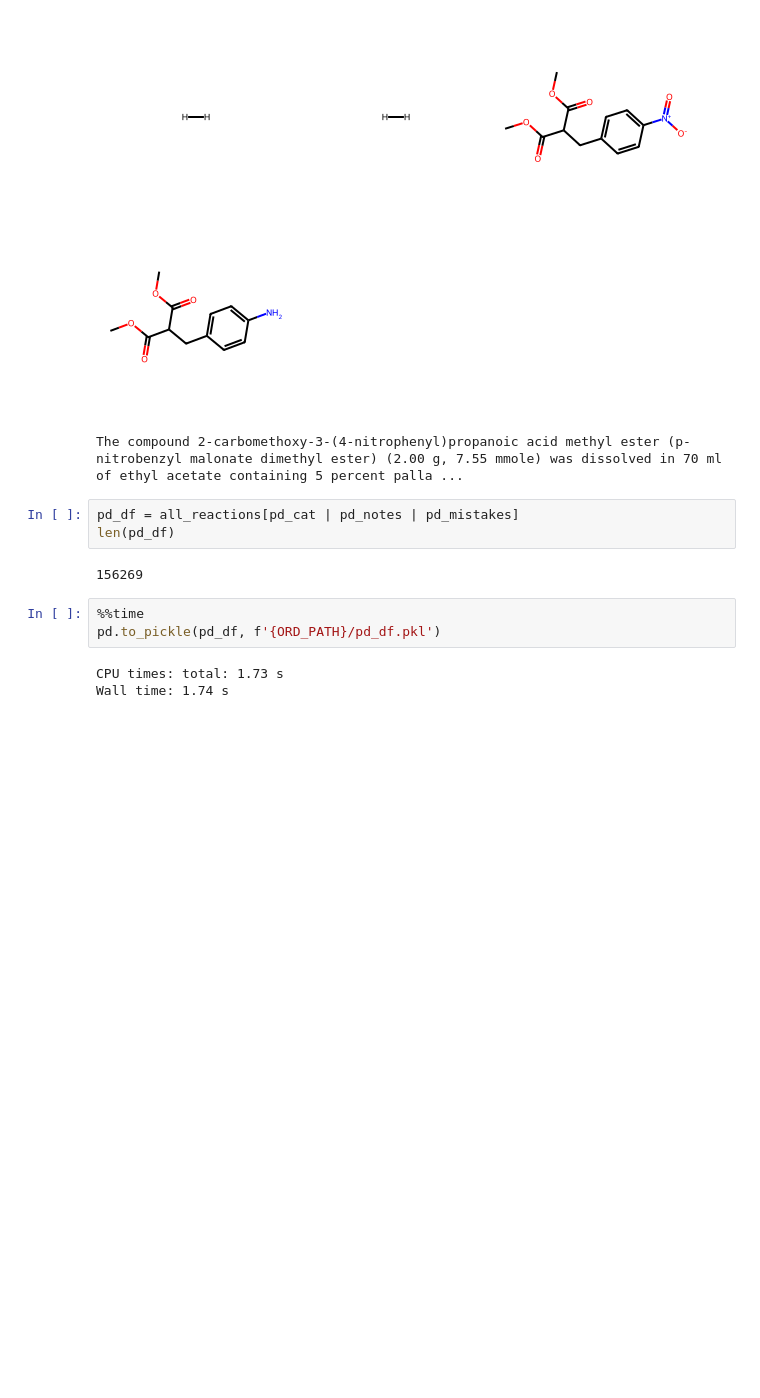
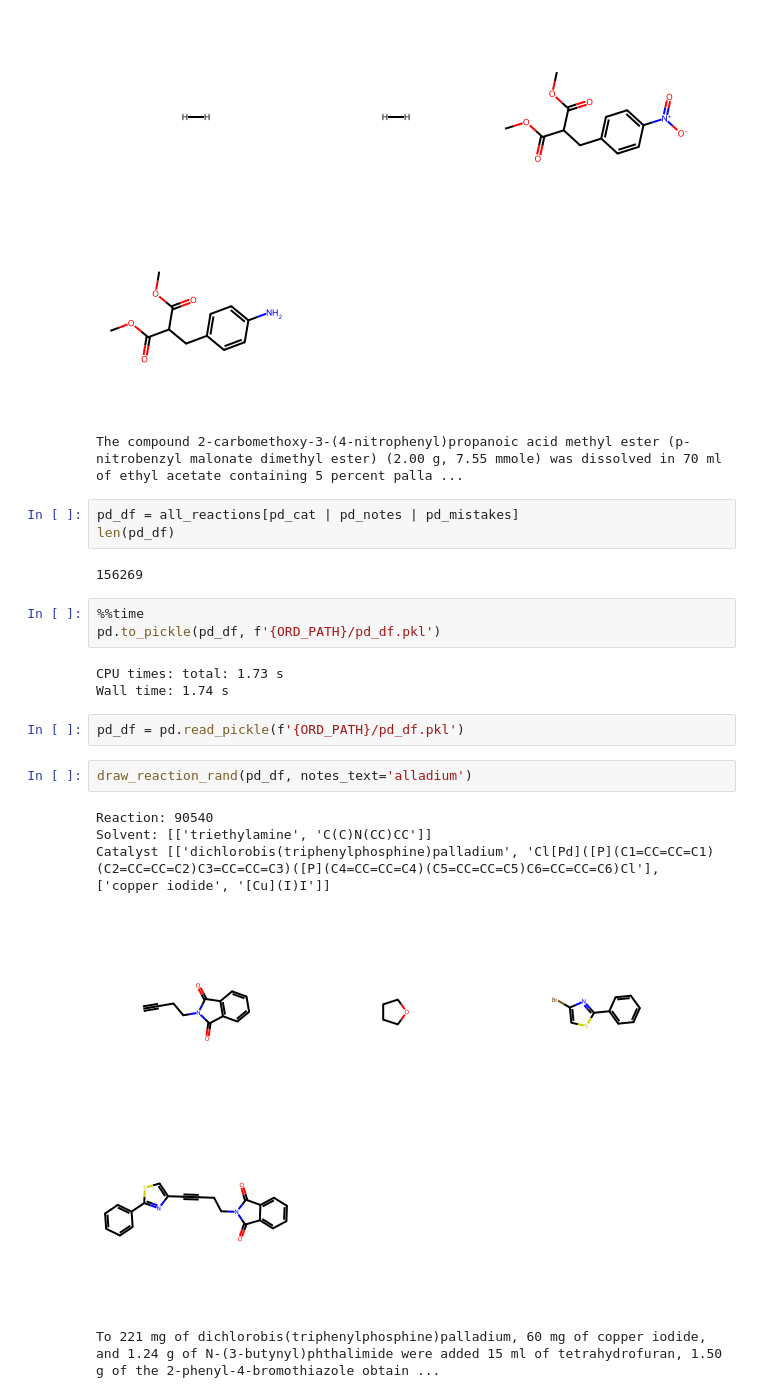
Before and after one commit to alkorolyov/selvita, a Jupyter notebook: 03_pd_catalyst.ipynb, the cells around one changed output. Saved outputs shown, nothing was run; the diff lists cells and outputs as text; blank space fills up the shorter version.

```diff
--- a/03_pd_catalyst.ipynb
+++ b/03_pd_catalyst.ipynb
@@ -110,3 +110,13 @@ pd.to_pickle(pd_df, f'{ORD_PATH}/pd_df.pkl')
 # %% [output]
 CPU times: total: 1.73 s
 Wall time: 1.74 s
+# %%
+pd_df = pd.read_pickle(f'{ORD_PATH}/pd_df.pkl')
+# %%
+draw_reaction_rand(pd_df, notes_text='alladium')
+# %% [output]
+Reaction: 90540
+Solvent: [['triethylamine', 'C(C)N(CC)CC']]
+Catalyst [['dichlorobis(triphenylphosphine)palladium', 'Cl[Pd]([P](C1=CC=CC=C1)(C2=CC=CC=C2)C3=CC=CC=C3)([P](C4=CC=CC=C4)(C5=CC=CC=C5)C6=CC=CC=C6)Cl'], ['copper iodide', '[Cu](I)I']]
+[figure, added]
+To 221 mg of dichlorobis(triphenylphosphine)palladium, 60 mg of copper iodide, and 1.24 g of N-(3-butynyl)phthalimide were added 15 ml of tetrahydrofuran, 1.50 g of the 2-phenyl-4-bromothiazole obtain ...
```
Also changed, not shown: 1 other file.
